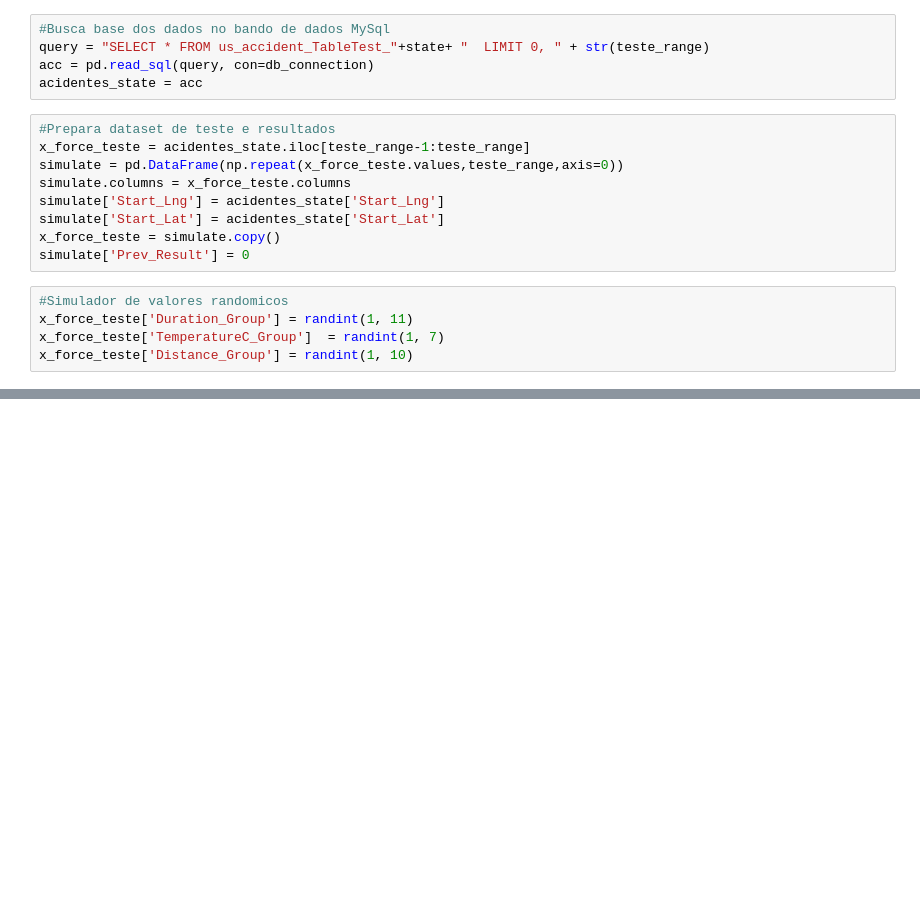
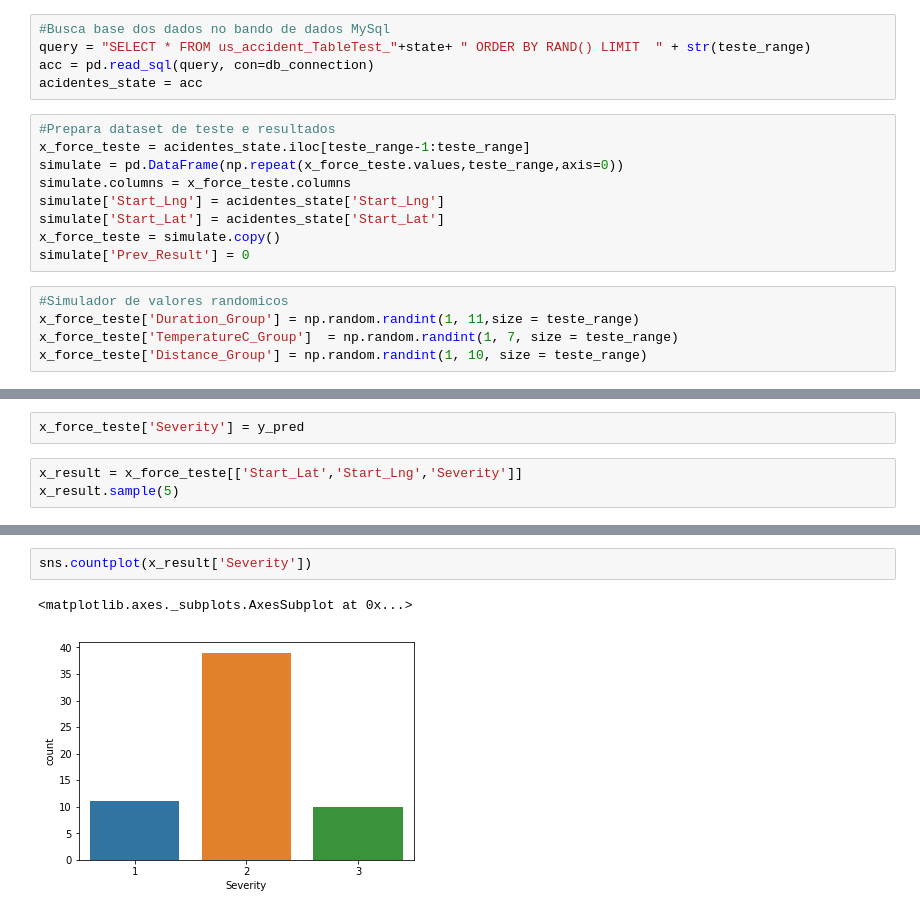
Before and after one commit to marianaguimaraes/PosProjetoFinal, a Jupyter notebook: GrupoAcidentes_TesteModel.ipynb, the cells around one changed output, grey strips where cells are left out. Saved outputs shown, nothing was run; the diff lists cells and outputs as text; blank space fills up the shorter version.

```diff
--- a/GrupoAcidentes_TesteModel.ipynb
+++ b/GrupoAcidentes_TesteModel.ipynb
@@ -58,6 +61,6 @@ teste_range = 50
 # %%
 #Busca base dos dados no bando de dados MySql
-query = "SELECT * FROM us_accident_TableTest_"+state+ "  LIMIT 0, " + str(teste_range)
+query = "SELECT * FROM us_accident_TableTest_"+state+ " ORDER BY RAND() LIMIT  " + str(teste_range)
 acc = pd.read_sql(query, con=db_connection)
 acidentes_state = acc
 # %%
@@ -71,9 +74,9 @@ x_force_teste = simulate.copy()
 simulate['Prev_Result'] = 0
 # %%
 #Simulador de valores randomicos
-x_force_teste['Duration_Group'] = randint(1, 11)
-x_force_teste['TemperatureC_Group']  = randint(1, 7)
-x_force_teste['Distance_Group'] = randint(1, 10)
+x_force_teste['Duration_Group'] = np.random.randint(1, 11,size = teste_range)
+x_force_teste['TemperatureC_Group']  = np.random.randint(1, 7, size = teste_range)
+x_force_teste['Distance_Group'] = np.random.randint(1, 10, size = teste_range)
 # %%
 #Faz as previsoes
 y_pred = model.predict(x_force_teste)
@@ -109,0 +89,5 @@ hmap.add_child(hm_wide)
+# %%
+x_force_teste['Severity'] = y_pred
+# %%
+x_result = x_force_teste[['Start_Lat','Start_Lng','Severity']]
+x_result.sample(5)
@@ -109,0 +101,5 @@ hmap.add_child(hm_wide)
+# %%
+sns.countplot(x_result['Severity'])
+# %% [output]
+<matplotlib.axes._subplots.AxesSubplot at 0x...>
+[figure, added]
```
Also changed, not shown: parts of 7 cells of this notebook, 2 other files.
